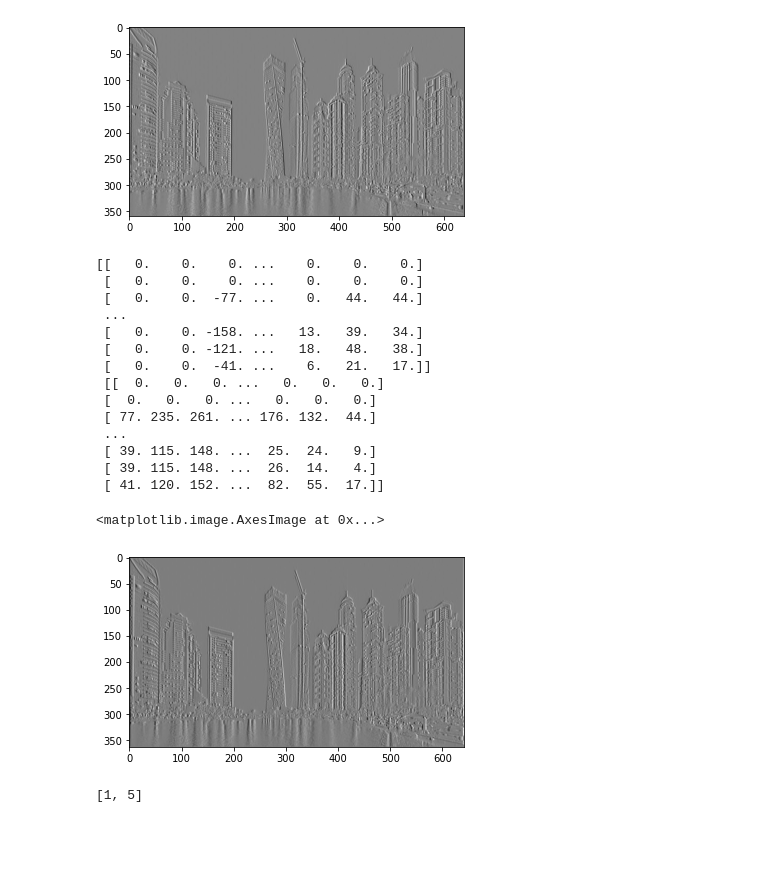
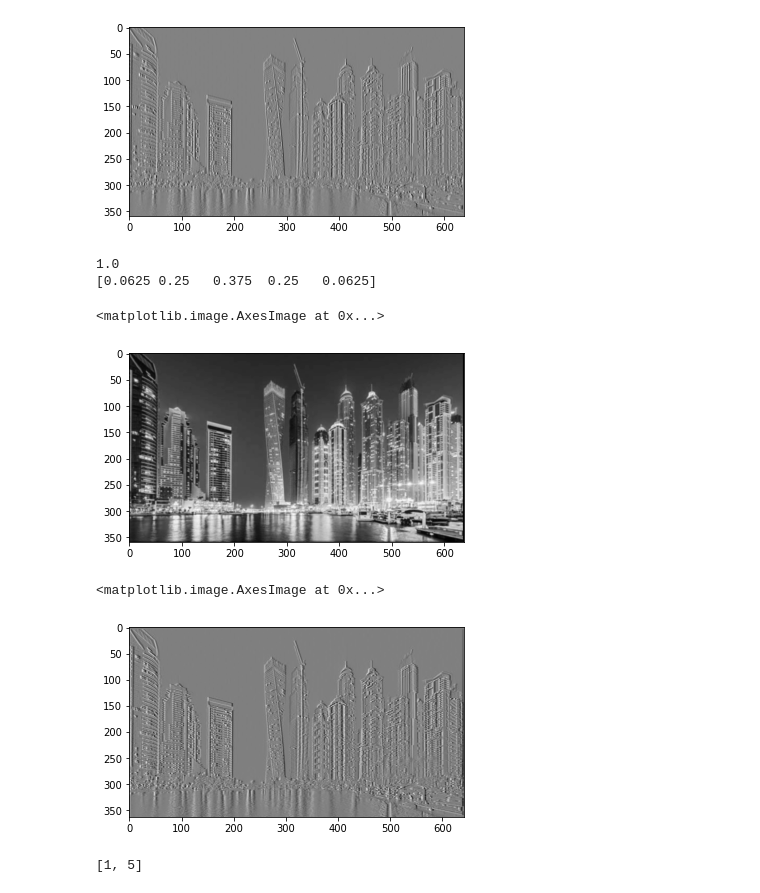
Before and after one commit to 14coruma/Vision_Course_Projects, a Jupyter notebook: convolutions.ipynb, the cells around one changed output. Cells and saved outputs as stored; diff of their text form; code cells hidden in the pictures; blank space fills up the shorter version.

```diff
--- a/convolutions.ipynb
+++ b/convolutions.ipynb
@@ -25,11 +25,13 @@ def convolve(image,kernel,padding =0):
     else:
         # else:
         padded_image = image
-    final_image = np.zeros((padded_image.shape[0] - padding ,padded_image.shape[1] - padding))
-    for i in range(0, padded_image.shape[0]):
-        for j in range(0,padded_image.shape[1]):
+    # final_image = np.zeros((padded_image.shape[0] - padding ,padded_image.shape[1] - padding))
+    final_image = np.zeros((ximlen,yimlen))
+    # final_image = np.zeros_like(image)
+    for i in range(padding, padded_image.shape[0]+padding):
+        for j in range(padding,padded_image.shape[1]+padding):
             try:
-                final_image[i,j] = (padded_image[i:i+xklen,j:j+yklen] * kernel).sum()
+                final_image[i-padding,j-padding] = (padded_image[i:i+xklen,j:j+yklen] * kernel).sum()
             except:
                 break
     return final_image
@@ -99,6 +101,28 @@ a = np.array([
        [-1, -1]])
 a = np.flipud((np.fliplr(a)))
 a.shape[0]
+# %%
+gaus1d = np.array([1,2,1])
+gaus1d = gaus1d * (1/gaus1d.sum())
+akernel = convolve1D(gaus1d,gaus1d,2)
+# akernel = convolve1D(akernel,[1,1,1],2)
+print(akernel.sum())
+print(akernel)
+
+# akernel = akernel * (1/akernel.sum())
+akernel
+akernel = np.transpose([akernel]) * akernel
+# akernel = akernel * (1/akernel.sum())
+akernel
+# np.transpose(np.array([[1,1,1]]))
+# np.array([1,1,1])
+f = convolve_separable(image,np.transpose([gaus1d]),[gaus1d])
+plt.imshow(f)
+# %% [output]
+1.0
+[0.0625 0.25   0.375  0.25   0.0625]
+<matplotlib.image.AxesImage at 0x...>
+[figure, added]
 # %%
 a1 = [1,5,9,3,5,2,8,3,4,5]
 k = [1,1,1,1,1]
@@ -149,7 +173,7 @@ def convolve2D(image,kernel,padding =0):
     return final_image
 d = convolve2D(image, np.transpose(k1), 2)
 d = convolve2D(d, k2,2)
-print(d,'\n',e)
+# print(d,'\n',e)
 klen = int(len(k))-1
 c = convolve1D(a1,k,klen)
 c = convolve1D(c,k,klen)
@@ -158,22 +182,8 @@ c
 plt.imshow(d)
 # kernel
 # %% [output]
-[[   0.    0.    0. ...    0.    0.    0.]
- [   0.    0.    0. ...    0.    0.    0.]
- [   0.    0.  -77. ...    0.   44.   44.]
- ...
- [   0.    0. -158. ...   13.   39.   34.]
- [   0.    0. -121. ...   18.   48.   38.]
- [   0.    0.  -41. ...    6.   21.   17.]]
- [[  0.   0.   0. ...   0.   0.   0.]
- [  0.   0.   0. ...   0.   0.   0.]
- [ 77. 235. 261. ... 176. 132.  44.]
- ...
- [ 39. 115. 148. ...  25.  24.   9.]
- [ 39. 115. 148. ...  26.  14.   4.]
- [ 41. 120. 152. ...  82.  55.  17.]]
+<matplotlib.image.AxesImage at 0x...>
-<matplotlib.image.AxesImage at 0x...>
-[figure, old version]
+[figure, new version]
 # %%
 a1[0:2]
 # %% [output]
```
